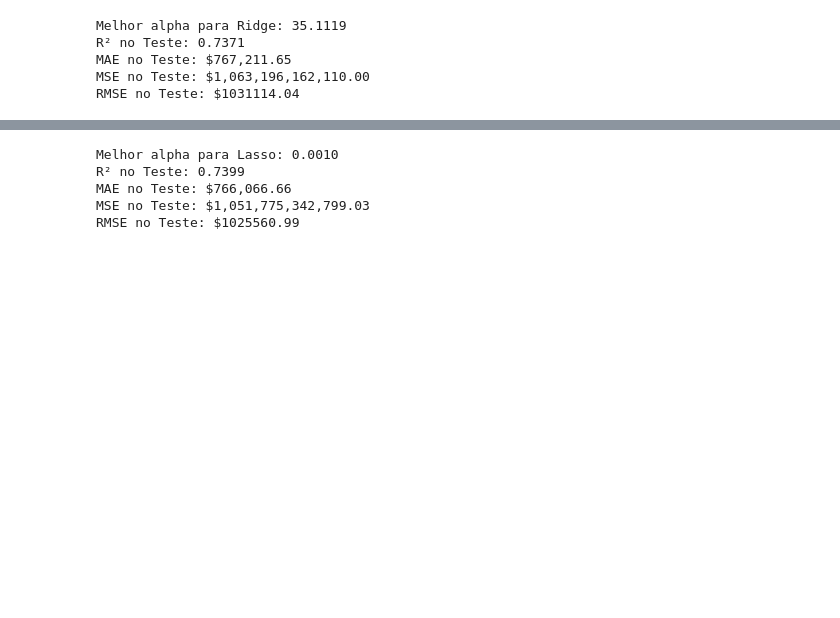
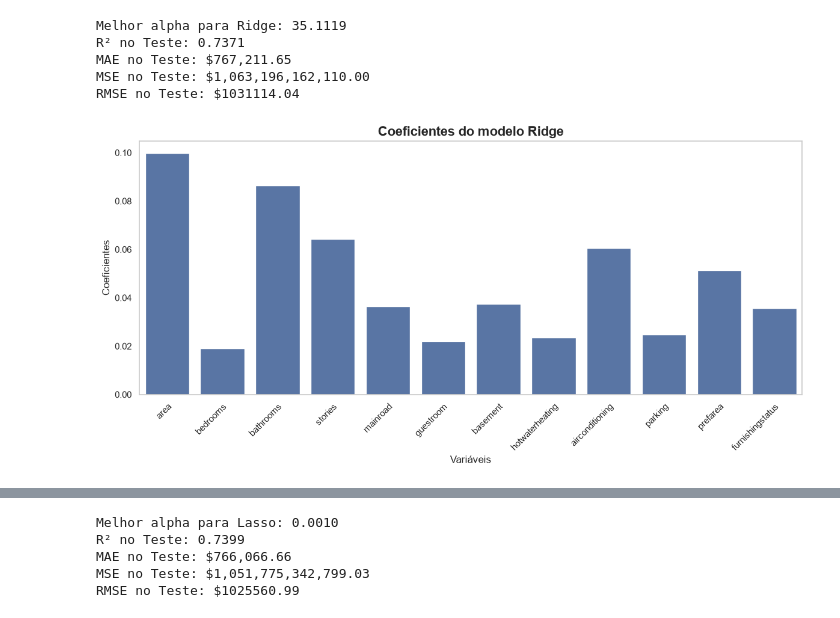
Before and after one commit to GuilhermeHigino05/DataScience-Learnings, a Jupyter notebook: Pratica/Housing.ipynb, the cells around one changed output, grey strips where cells are left out. Cells and saved outputs as stored; diff of their text form; code cells hidden in the pictures; blank space fills up the shorter version.

```diff
--- a/Pratica/Housing.ipynb
+++ b/Pratica/Housing.ipynb
@@ -93,3 +93,7 @@ print(f'Preços duplicados: {df["price"].duplicated().sum()} \nAreas duplicadas:
 # %% [output]
 Preços duplicados: 326
 Areas duplicadas: 262
+# %%
+#transformando variáveis categóricas em numéricas
+df[['mainroad', 'guestroom', 'basement', 'hotwaterheating', 'airconditioning', 'prefarea', 'furnishingstatus']] = df[['mainroad', 'guestroom', 'basement', 'hotwaterheating', 'airconditioning', 'prefarea', 'furnishingstatus']].astype(int)
+df.info()
@@ -385,3 +423,19 @@ R² no Teste: 0.7371
 MAE no Teste: $767,211.65
 MSE no Teste: $1,063,196,162,110.00
 RMSE no Teste: $1031114.04
+# %%
+coeficientes_ridge = RidgePipeline.named_steps['ridge'].coef_
+plt.figure(figsize=(12,6))
+
+ax = sns.barplot(x=features.columns, y=coeficientes_ridge)
+ax.grid(False)
+plt.title('Coeficientes do modelo Ridge', fontsize=16, fontweight='bold')
+plt.xticks(rotation=45, ha='right', rotation_mode='anchor')
+
+plt.xlabel('Variáveis', fontsize=12)
+plt.ylabel('Coeficientes', fontsize=12)
+
+plt.tight_layout();
+plt.show()
+# %% [output]
+[figure, added]
```
Also changed, not shown: parts of 13 cells of this notebook.
